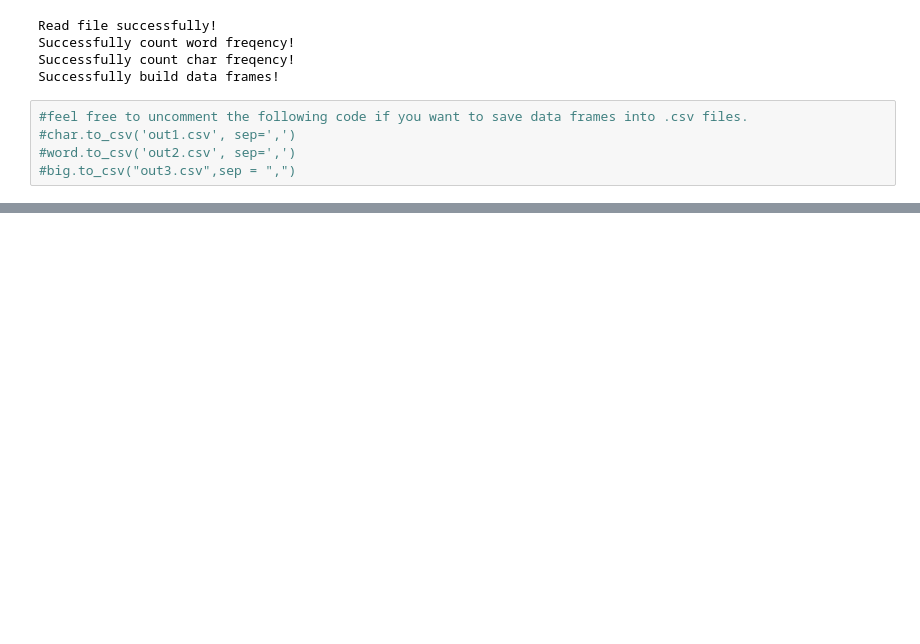
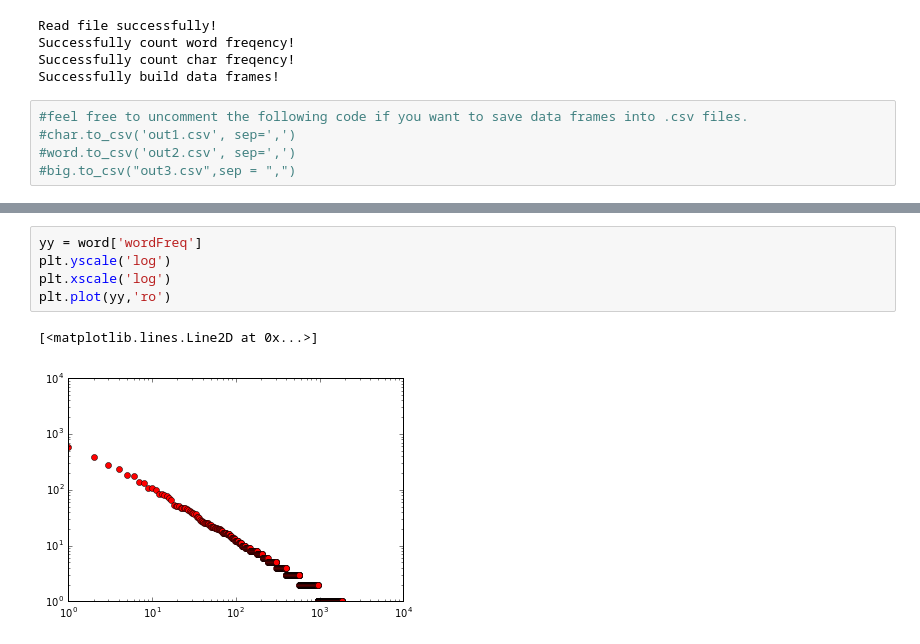
Before and after one commit to godofhoe/shanjgit-coolest-FF7, a Jupyter notebook: word_count_with_pandas.ipynb, the cells around one changed output, grey strips where cells are left out. Drawn from its saved outputs; the diff is of its cells as text; blank space fills up the shorter version.

```diff
--- a/word_count_with_pandas.ipynb
+++ b/word_count_with_pandas.ipynb
@@ -193,0 +201,8 @@ word.head()
+# %%
+yy = word['wordFreq']
+plt.yscale('log')
+plt.xscale('log')
+plt.plot(yy,'ro')
+# %% [output]
+[<matplotlib.lines.Line2D at 0x...>]
+[figure, added]
```
Also changed, not shown: parts of 7 cells of this notebook.
